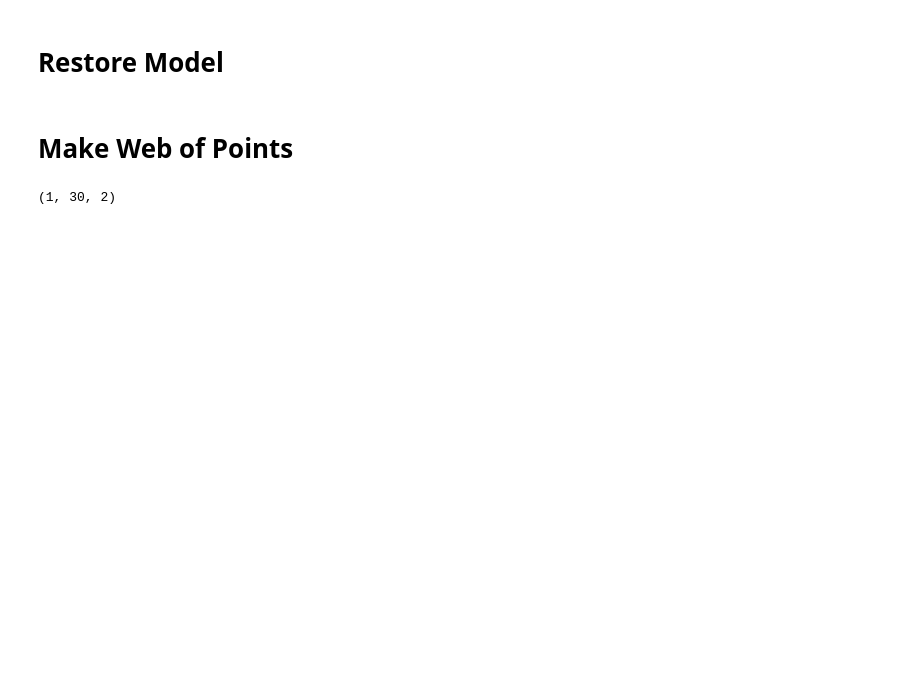
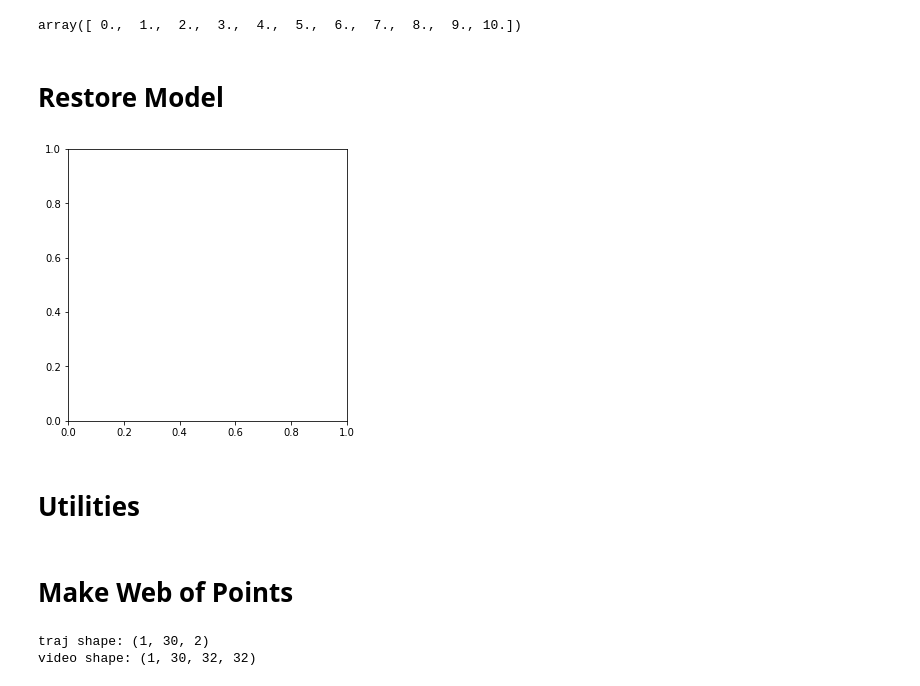
Before and after one commit to scrambledpie/GPVAE, a Jupyter notebook: plot_web.ipynb, the cells around one changed output. Saved outputs shown, nothing was run; the diff lists cells and outputs as text; code cells hidden in the pictures; blank space fills up the shorter version.

```diff
--- a/plot_web.ipynb
+++ b/plot_web.ipynb
@@ -3,6 +4,11 @@ import tensorflow as tf
 import os
 from GPVAEmodel import *
 from utils import *
+# %%
+import numpy as np
+np.unique(np.round(np.linspace(0, 10, 20)))
+# %% [output]
+array([ 0.,  1.,  2.,  3.,  4.,  5.,  6.,  7.,  8.,  9., 10.])
 # %% [markdown]
 # Restore Model
 # %%
@@ -13,2 +23,7 @@ VAE_chkpnt_dir = "/run/user/1000/gvfs/sftp:host=godzilla/home/maths/phrnaj/GPVAE
 trainelbo = "SIN"
+# %%
+import matplotlib.pyplot as plt
+fig, ax = plt.subplots(figsize=(5, 5))
+# %% [output]
+[figure, added]
 # %%
@@ -165,3 +191,5 @@ def get_qnet(video, model='SIN'):
                     plt.pause(0.01)
                     plt.savefig(pic_folder + str(g_s)+".pdf")
                     plt.close(fig)
+# %% [markdown]
+# Utilities
@@ -186,6 +284,15 @@ traj0 = np.vstack([x_r, y_r]).T
 traj00 = np.concatenate([traj0, traj0], axis=0)
 traj00 = traj00[:30,:].reshape((1,30,2))
 
-print(traj00.shape)
+print('traj shape:', traj00.shape)
+
+V_c = pixelate_series(traj00[0,:,:])
+V_c = add_dim(V_c)
+print("video shape:" , V_c.shape)
+
+# fig, ax = plt.subplots(figsize=(5,5))
+
+# plot_heatmap(V_c[0,:,:,:], ax)
 # %% [output]
-(1, 30, 2)
+traj shape: (1, 30, 2)
+video shape: (1, 30, 32, 32)
```
Also changed, not shown: parts of 27 cells of this notebook.
